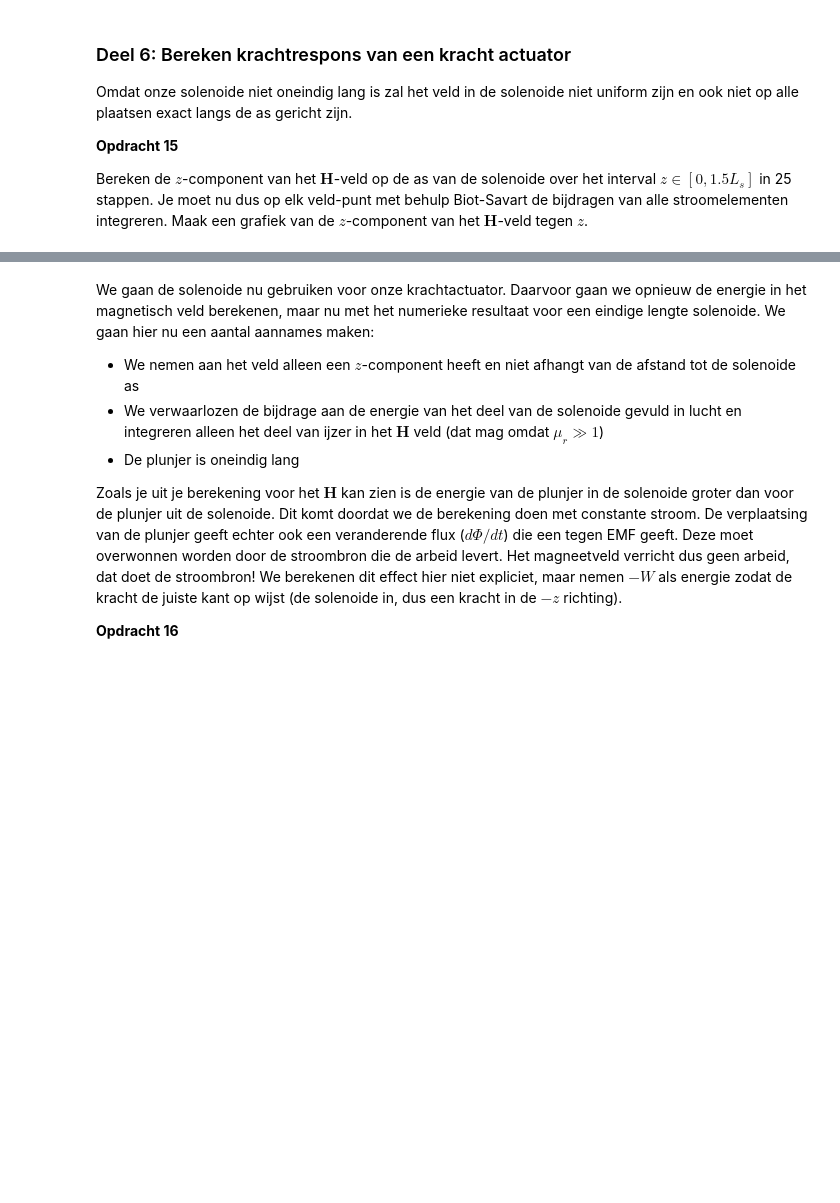
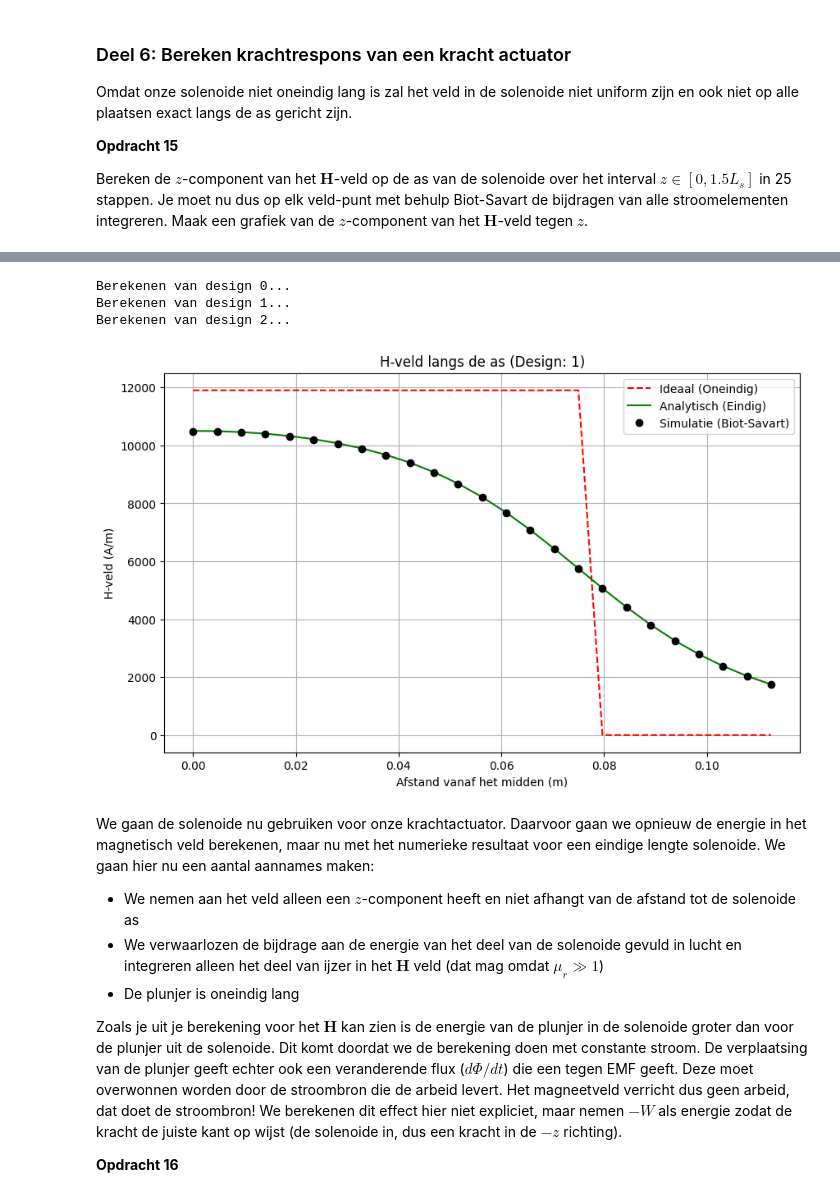
Before and after one commit to luckykat07/opdrachten-DEF-D_LE, a Jupyter notebook: DigitaleOntwerpopdrachten/2KrachtactuatorOpdracht/KrachtactuatorOpdracht.ipynb, the cells around one changed output, grey strips where cells are left out. Cells and saved outputs as stored; diff of their text form; code cells hidden in the pictures; blank space fills up the shorter version.

```diff
--- a/DigitaleOntwerpopdrachten/2KrachtactuatorOpdracht/KrachtactuatorOpdracht.ipynb
+++ b/DigitaleOntwerpopdrachten/2KrachtactuatorOpdracht/KrachtactuatorOpdracht.ipynb
@@ -592,3 +598,74 @@ Ifield =  23[[4.55876839e-11]
+# %%
+import numpy as np
+import matplotlib.pyplot as plt
+
+# Instellingen
+n_ax = 25          # Aantal punten op de grafiek (de as)
+N_draad = 20000    # Hoge resolutie voor de spoel (precisie)
+
+H_modellen = []    # Hier slaan we de resultaten per design op
+z_assen = []       # Hier slaan we de z-coördinaten per design op
+
+for i in range(3):
+    print(f"Berekenen van design {i}...")
+
+    # 1. Genereer de BRON (de spoel) met hoge precisie
+    x_s, y_s, z_s = parametrisatie(N_draad, r_sol[i], aantal_omwentelingen[i], L_sol[i])
+    dx, dy, dz = np.diff(x_s), np.diff(y_s), np.diff(z_s)
+
+    # 2. Definieer de AS (de meetpunten)
+    z_ax = np.linspace(0, 1.5 * L_sol[i]/2, n_ax)
+    z_assen.append(z_ax)
+    Hz_op_as = np.zeros(n_ax)
+
+    # 3. DE DUBBELE LOOP (Essentieel voor Biot-Savart)
+    for j in range(n_ax):
+        r_field = np.array([0, 0, z_ax[j]])
+        H_totaal = np.array([0.0, 0.0, 0.0])
+
+        # Sommeer de bijdrage van ELK segmentje aan dit specifieke punt op de as
+        for k in range(len(dx)):
+            r_source = np.array([x_s[k], y_s[k], z_s[k]])
+            dl = np.array([dx[k], dy[k], dz[k]])
+
+            # Gebruik je bestaande field_current_element functie
+            H_totaal += field_current_element(r_field, r_source, dl)
+
+        Hz_op_as[j] = H_totaal[2] # We pakken de z-component
+
+    H_modellen.append(Hz_op_as)
+
+# --- Analytische lijnen berekenen (voor design 1: bureau) ---
+idx = 1 # We plotten het bureau
+z_plot = z_assen[idx]
+n_spoed = aantal_omwentelingen[idx] / L_sol[idx]
+
+# Ideaal (oneindig)
+H_ideaal = n_spoed * I_z * (z_plot <= L_sol[idx]/2)
+
+# Eindige solenoide formule
+H_analytisch = (n_spoed * I_z / 2) * (
+    (L_sol[idx]/2 - z_plot) / np.sqrt((z_plot - L_sol[idx]/2)**2 + r_sol[idx]**2) +
+    (L_sol[idx]/2 + z_plot) / np.sqrt((z_plot + L_sol[idx]/2)**2 + r_sol[idx]**2)
+)
+
+# --- Plotten ---
+plt.figure(figsize=[10, 6])
+plt.plot(z_plot, H_ideaal, '--r', label='Ideaal (Oneindig)')
+plt.plot(z_plot, H_analytisch, '-g', label='Analytisch (Eindig)')
+plt.plot(z_plot, H_modellen[idx], 'ko', label='Simulatie (Biot-Savart)')
+
+plt.title(f'H-veld langs de as (Design: {idx})')
+plt.xlabel('Afstand vanaf het midden (m)')
+plt.ylabel('H-veld (A/m)')
+plt.legend()
+plt.grid()
+plt.show()
+# %% [output]
+Berekenen van design 0...
+Berekenen van design 1...
+Berekenen van design 2...
+[figure, added]
 # %% [markdown]
 We gaan de solenoide nu gebruiken voor onze krachtactuator. Daarvoor gaan we opnieuw de energie in het magnetisch veld berekenen, maar nu met het numerieke resultaat voor een eindige lengte solenoide. We gaan hier nu een aantal aannames maken:
 * We nemen aan het veld alleen een $z$-component heeft en niet afhangt van de afstand tot de solenoide as
```
Also changed, not shown: parts of 4 cells of this notebook.
